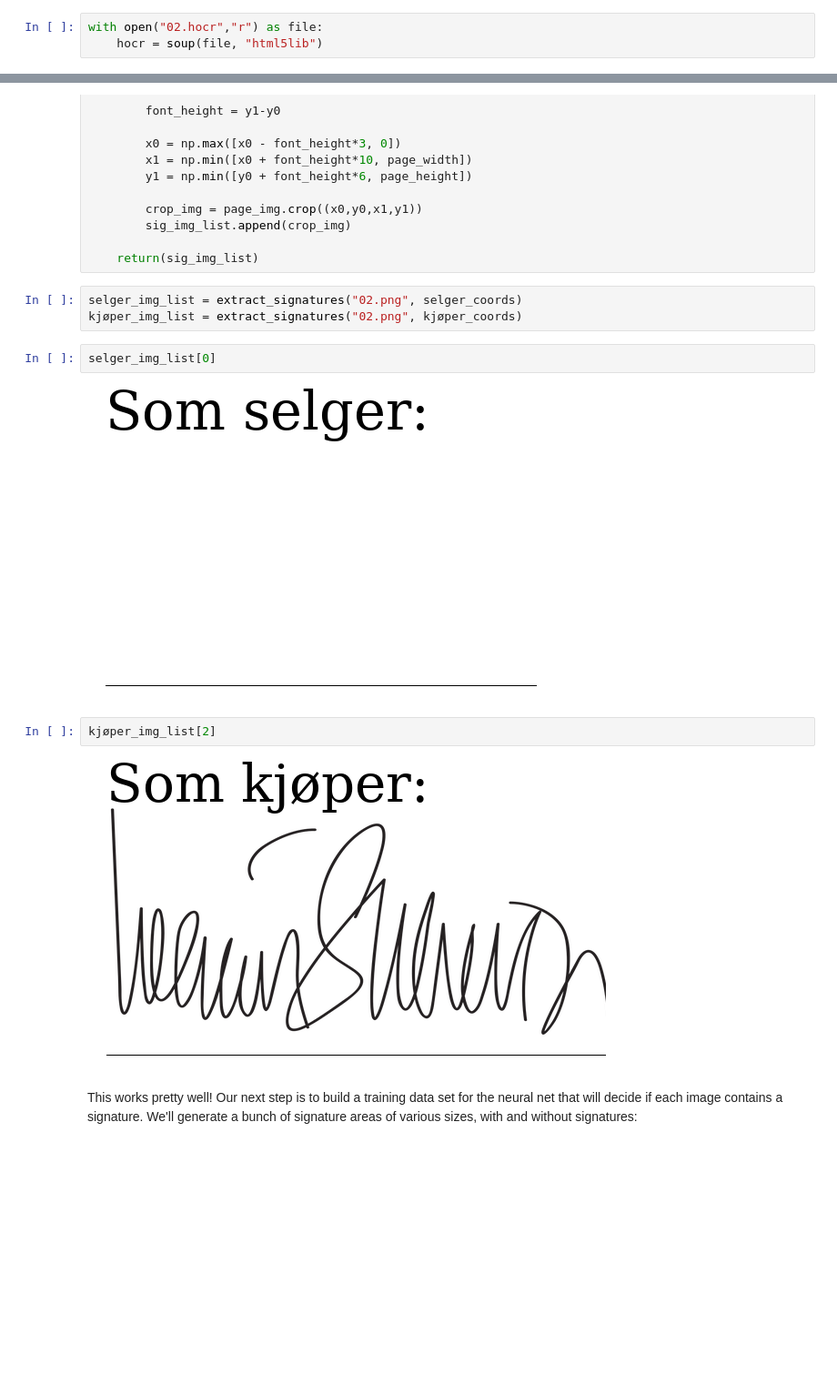
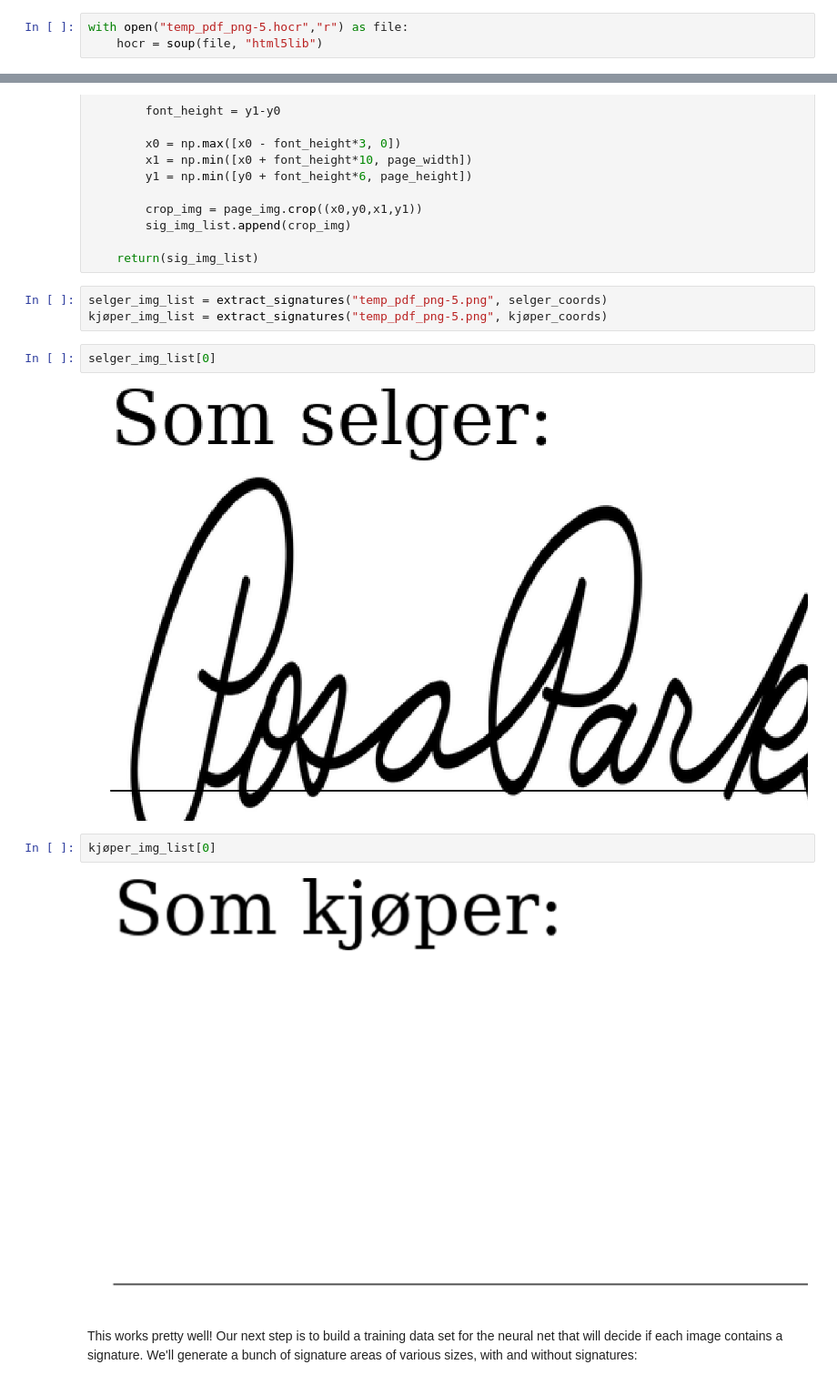
Before and after one commit to leganger/synth-contract, a Jupyter notebook: signature_detector.ipynb, the cells around one changed output, grey strips where cells are left out. Shown at 91% size. Drawn from its saved outputs; the diff is of its cells as text; blank space fills up the shorter version.

```diff
--- a/signature_detector.ipynb
+++ b/signature_detector.ipynb
@@ -22,5 +42,5 @@ Tesseract Open Source OCR Engine v3.04.01 with Leptonica
 # %%
-with open("02.hocr","r") as file:
+with open("temp_pdf_png-5.hocr","r") as file:
     hocr = soup(file, "html5lib")
 # %% [markdown]
 We use beautifulsoup to find the elements containing the keywords we want to trigger signature detection in, for this example we use "selger:" and "kjøper:"
@@ -76,16 +96,16 @@ def extract_signatures(page_file, coord_list):
 
     return(sig_img_list)
 # %%
-selger_img_list = extract_signatures("02.png", selger_coords)
-kjøper_img_list = extract_signatures("02.png", kjøper_coords)
+selger_img_list = extract_signatures("temp_pdf_png-5.png", selger_coords)
+kjøper_img_list = extract_signatures("temp_pdf_png-5.png", kjøper_coords)
 # %%
 selger_img_list[0]
 # %% [output]
-[figure, old version]
+[figure, new version]
 # %%
-kjøper_img_list[2]
+kjøper_img_list[0]
 # %% [output]
-[figure, old version]
+[figure, new version]
 # %% [markdown]
 This works pretty well! Our next step is to build a training data set for the neural net that will decide if each image contains a signature. We'll generate a bunch of signature areas of various sizes, with and without signatures:
 # %%
```
Also changed, not shown: parts of 24 cells of this notebook, 14 other files.
